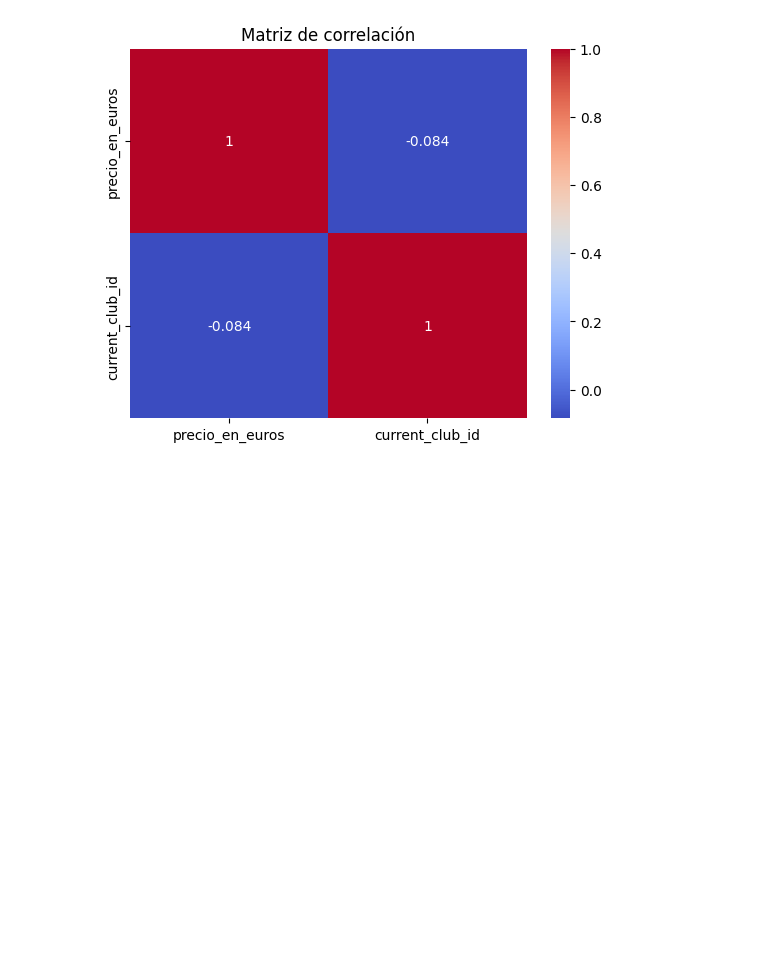
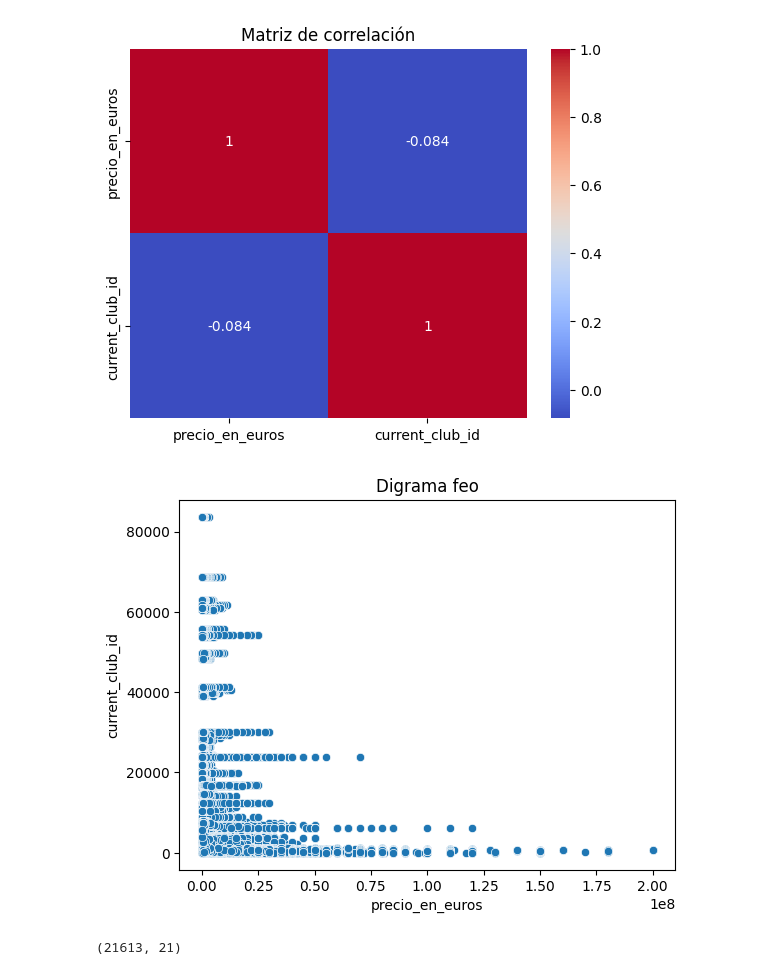
Before and after one commit to BnjmStd/PythonBnjmn, a Jupyter notebook: Remember.../introduccionCienciaDatos/estadisticaDescriptiva/EstadisticaDescriptiva.ipynb, the cells around one changed output. Saved outputs shown, nothing was run; the diff lists cells and outputs as text; code cells hidden in the pictures; blank space fills up the shorter version.

```diff
--- a/Remember.../introduccionCienciaDatos/estadisticaDescriptiva/EstadisticaDescriptiva.ipynb
+++ b/Remember.../introduccionCienciaDatos/estadisticaDescriptiva/EstadisticaDescriptiva.ipynb
@@ -251,3 +251,18 @@ plt.title('Matriz de correlación')
 plt.show()
 # %% [output]
 [figure]
+# %%
+# diagrama de dispersión
+
+# un diagrama de dispersión , tambien conocido como grafico de dispersión
+# o scatter plot en ingles, es una representación visual de la relación entre dos variables.
+# cda punto en el diagrama de dispersión representa un par de valores (uno para cad variante) y se coloca en un sistema de coordenadas cartesianas, donde una variable se representa en el
+# eje x (horizontal y la otra en el eje y vertical
+
+# diagrama de dispersión con seaborn
+
+sns.scatterplot(x='precio_en_euros', y='current_club_id', data=dfNew)
+plt.title("Digrama feo")
+plt.show()
+# %% [output]
+[figure, added]
@@ -253,0 +271,4 @@ plt.show()
+# %%
+df_house.shape
+# %% [output]
+(21613, 21)
```
Also changed, not shown: parts of 4 cells of this notebook.
